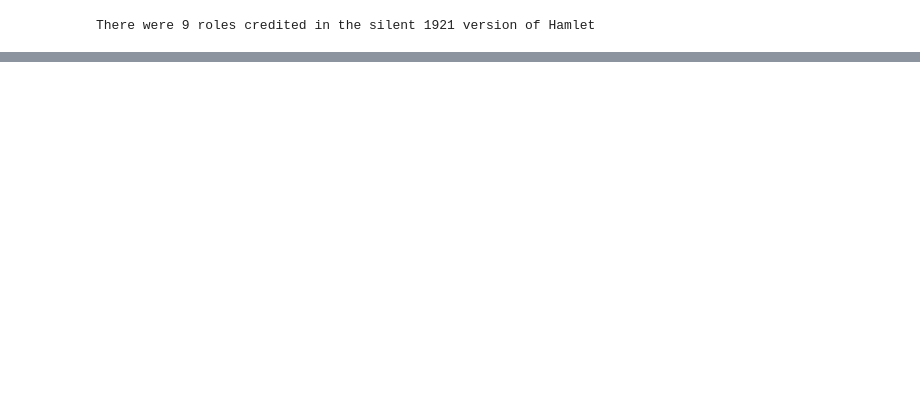
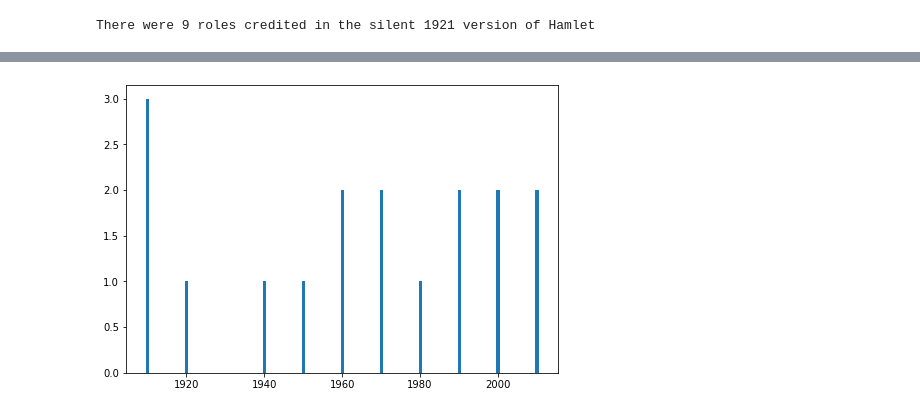
Before and after one commit to appeldaniel1998/Intro-to-Data-Sciences-Final-Project, a Jupyter notebook: Programming.ipynb, the cells around one changed output, grey strips where cells are left out. Saved outputs shown, nothing was run; the diff lists cells and outputs as text; code cells hidden in the pictures; blank space fills up the shorter version.

```diff
--- a/Programming.ipynb
+++ b/Programming.ipynb
@@ -90,3 +89,27 @@ hamlets1921 = sum(hamlets.year == 1921) # Counting the number of records (in 'ha
 print('There were', hamlets1921, 'roles credited in the silent 1921 version of Hamlet') # printing the result
 # %% [output]
 There were 9 roles credited in the silent 1921 version of Hamlet
+# %%
+#Question 2.4
+#Question: Use groupby() to plot the number of "Hamlet" films made each decade
+
+hamlets = cast.groupby('title').get_group('Hamlet').drop_duplicates(subset=['year']) # Using the groupby method to divide
+#the dataframe by movie titles, and saving the group that matches 'Hamlet' into a new variable (as in previous question).
+#Removing all duplicates to show only films and not roles (as in previous questions)
+def changeToDecade(year):
+    #creating a function so that it accepts a year as an argument and returns the decade of that year (1939 will return 1930).
+    #Accomplishing that by dividing the year by 10 (which results in a fraction in most cases), rounding down to the
+    #nearest whole number and multiplying by 10. This will result is the first 3 digits of the year (given the year is a
+    #4 digit number) followed by a 0, which is the decade we wanted to return.
+    return math.floor(year/10) * 10
+
+for ind in hamlets.index: #Iterating over the dataframe "hamlets" and in each entry changing the year to the decade using the
+    #"changeToDecade" function.
+    hamlets.loc[ind, 'year'] = changeToDecade(hamlets.loc[ind, 'year'])
+
+countDecades = hamlets.groupby('year').count()[['title']] #Grouping the resulting dataframe by decade (since all years now
+#represent decades). All columns are unneeded - only the 1st column is shown.
+countDecades.columns = ['count'] #Renaming the column from 'title' to 'count'.
+print('The number of "Hamlet" films made each decade:') #presenting the results
+plt.bar(countDecades.index, countDecades['count'], width = 2)
+countDecades
@@ -92,0 +131,9 @@ There were 9 roles credited in the silent 1921 version of Hamlet
+# %%
+fig = plt.figure()
+ax = fig.add_axes([0,0,1,1])
+langs = countDecades.index
+students = countDecades['count']
+ax.bar(langs,students)
+plt.show()
+# %% [output]
+[figure, added]
```
Also changed, not shown: parts of 9 cells of this notebook.
